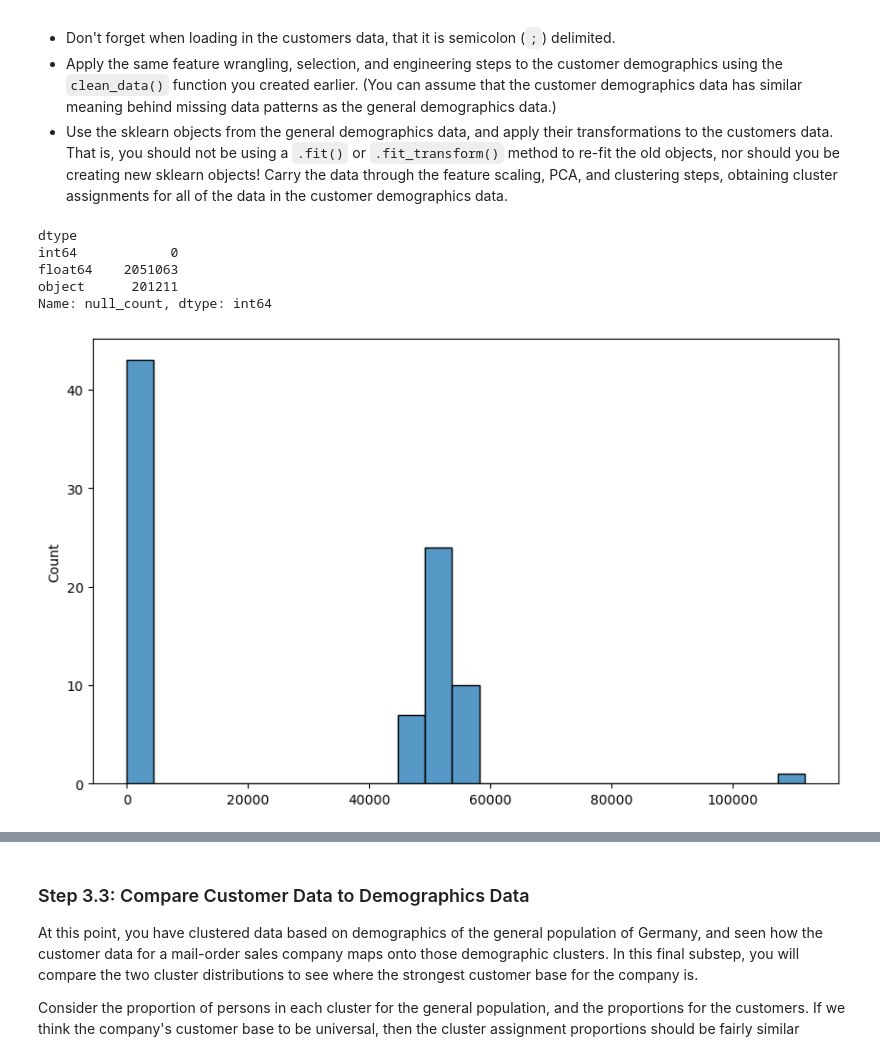
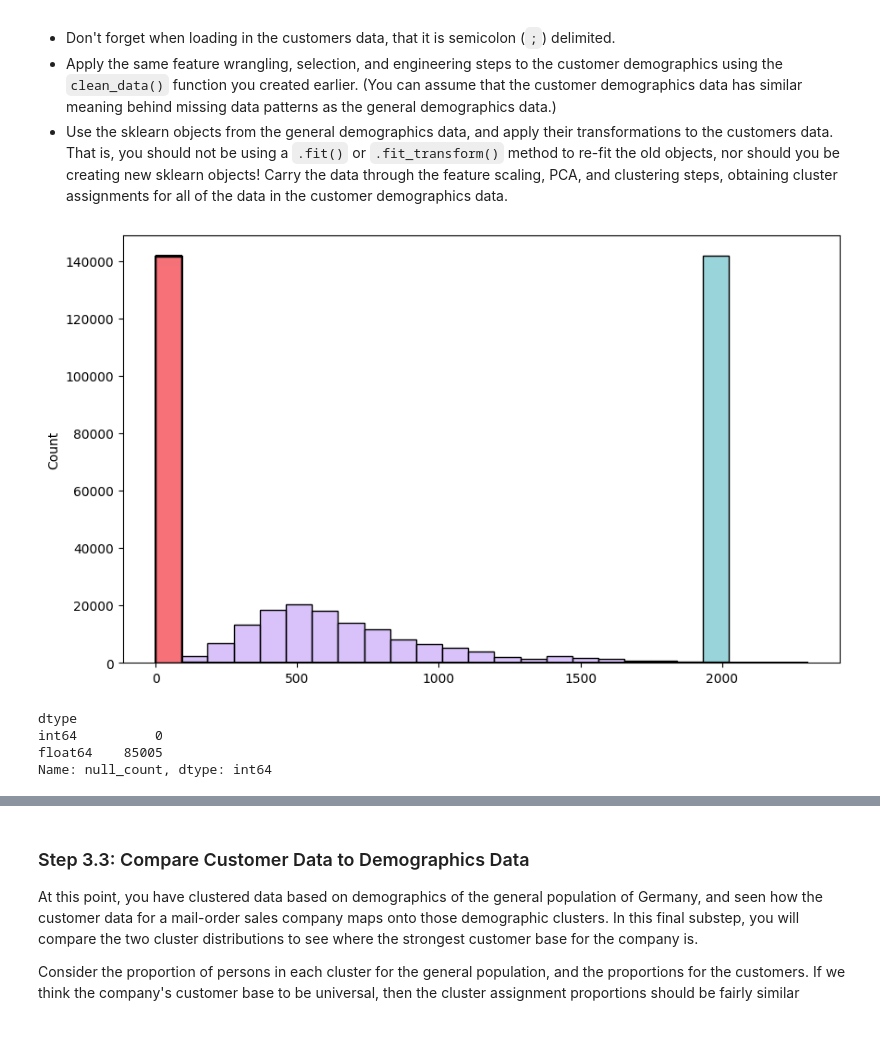
Before and after one commit to darinjswilliams/CustomerSegmentsArvato, a Jupyter notebook: Identify_Customer_Segments.ipynb, the cells around one changed output, grey strips where cells are left out. Saved outputs shown, nothing was run; the diff lists cells and outputs as text; code cells hidden in the pictures.

```diff
--- a/Identify_Customer_Segments.ipynb
+++ b/Identify_Customer_Segments.ipynb
@@ -911 +950,3 @@ rows_lt_20_subset =  create_feature_rows(rows_lt_20_subset)
+# %%
+rows_lower_threshold =  create_feature_rows(rows_lower_threshold)
 # %%
@@ -920,9 +972,7 @@ rows_lt_20_subset.head()
 # %%
 mixed_data_type_rows = feat_info[feat_info['type'] == 'mixed']['attribute'].values
-
-
 #now find the vales in row lt 20 data frame
-mixed_data_type_rows = [n for n in mixed_data_type_rows if n in rows_lt_20_subset.columns]
+mixed_data_type_rows = [n for n in mixed_data_type_rows if n in rows_lower_threshold.columns]
 print(len(mixed_data_type_rows))
 # %% [output]
 6
@@ -1323,22 +1407,27 @@ Now that you have clusters and cluster centers for the general population, it's
 - Use the sklearn objects from the general demographics data, and apply their transformations to the customers data. That is, you should not be using a `.fit()` or `.fit_transform()` method to re-fit the old objects, nor should you be creating new sklearn objects! Carry the data through the feature scaling, PCA, and clustering steps, obtaining cluster assignments for all of the data in the customer demographics data.
 # %%
 # Load in the customer demographics data.
-customer_demogrh_df  = pd.read_csv('Udacity_CUSTOMERS_Subset.csv', sep=semi)
+customer_demogrh_df  = customer_demo_df.copy()
+# customer_demogrh_df  = customer_demogrh_df.reindex(sorted(customer_demogrh_df.columns), axis=1)
 #lets check again for null values
-print(check_null_types(customer_demogrh_df))
-# %% [output]
-dtype
-int64            0
-float64    2051063
-object      201211
-Name: null_count, dtype: int64
+# %%
+customer_data_df = clean_data(customer_demogrh_df)
 # %%
 plt.figure(figsize=(10,6))
-sns.histplot(cust_df, bins=25)
+sns.histplot(customer_data_df, bins=25)
+plt.legend([],[], frameon=False)
 plt.show()
 # %% [output]
-[figure, old version]
+[figure, new version]
 # %%
 # Load in the feature summary file.
-
 # Load the Demographics for customer mail-order
+# Apply preprocessing, feature transformation, and clustering from the general
+# demographics onto the customer data, obtaining cluster predictions for the
+# customer demographics data.
+print(check_null_types(customer_data_df))
+# %% [output]
+dtype
+int64          0
+float64    85005
+Name: null_count, dtype: int64
```
Also changed, not shown: parts of 127 cells of this notebook, 2 other files.
